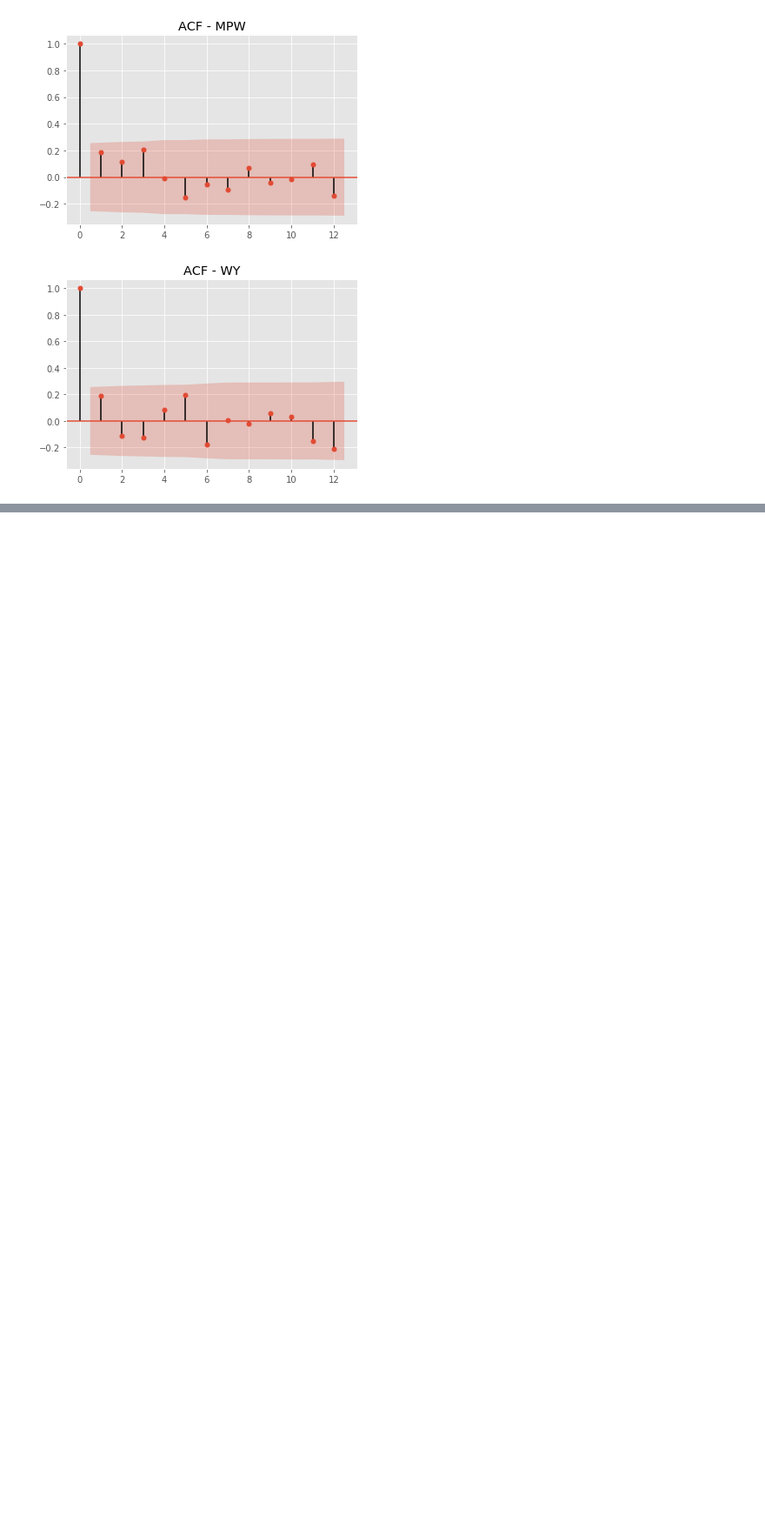
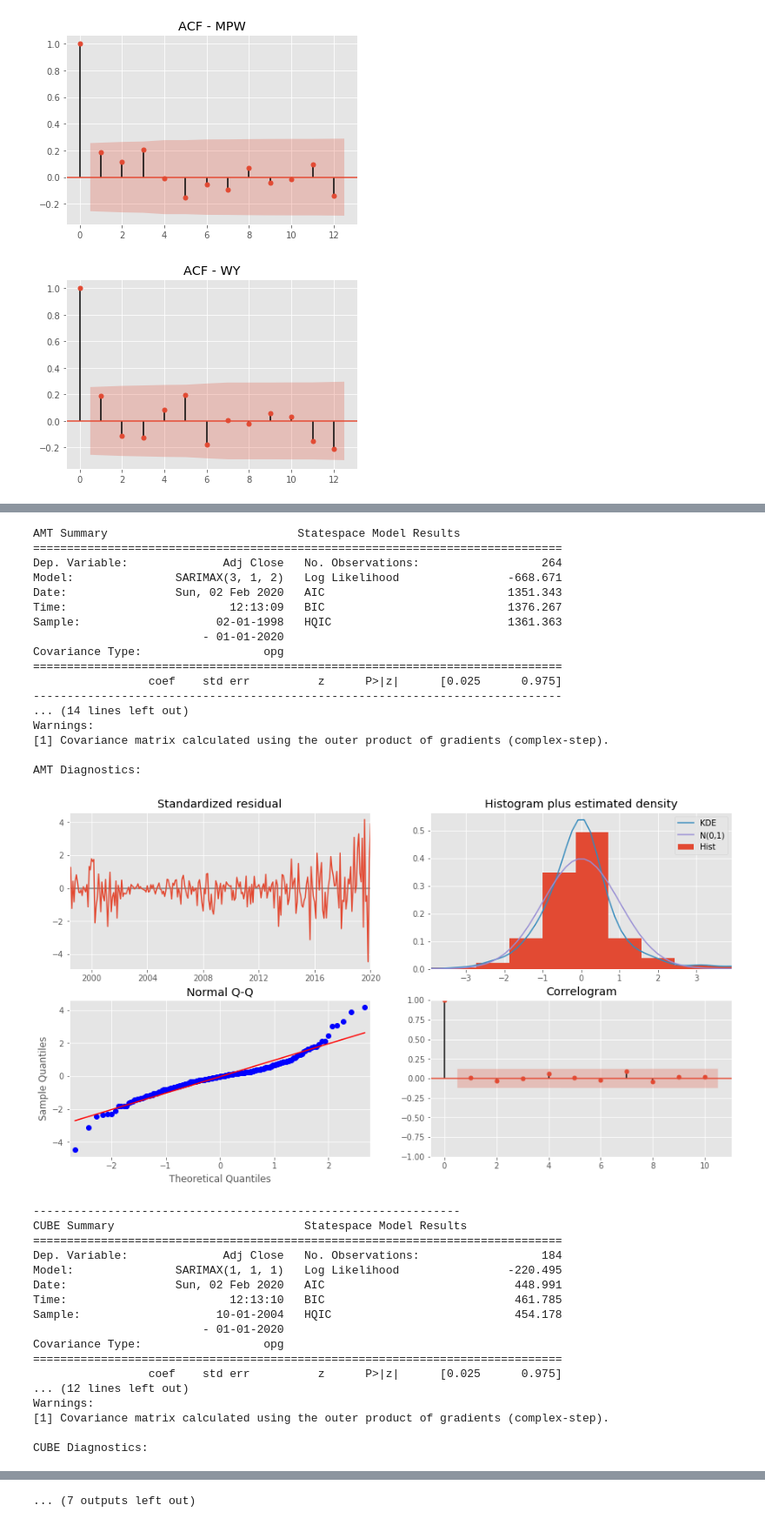
Before and after one commit to andrewcole33/reit_time_series_analysis, a Jupyter notebook: TS_reits.ipynb, the cells around one changed output, grey strips where cells are left out. Shown at 87% size. Saved outputs shown, nothing was run; the diff lists cells and outputs as text; code cells hidden in the pictures; blank space fills up the shorter version.

Commit message:
fit first and second SARIMAX TS models.

```diff
--- a/capstone_scratch.ipynb
+++ b/TS_reits.ipynb
@@ -100,55 +100,46 @@ vacancy_df.set_index('Date')
 92 rows × 1 columns
 # %%
 AMT = pdr.get_data_yahoo('AMT', start, end)
-AMT = AMT.drop(columns = ['High', 'Low', 'Open', 'Close', 'Volume'])
 AMT = AMT.resample('MS').mean()
 AMT['Name'] = pd.Series()
 AMT['Name'] = 'AMT'
 
 CUBE = pdr.get_data_yahoo('CUBE', start, end)
-CUBE = CUBE.drop(columns = ['High', 'Low', 'Open', 'Close', 'Volume'])
 CUBE = CUBE.resample('MS').mean()
 CUBE['Name'] = pd.Series()
 CUBE['Name'] = 'CUBE'
 
 DEI = pdr.get_data_yahoo('DEI')
-DEI = DEI.drop(columns = ['High', 'Low', 'Open', 'Close', 'Volume'])
 DEI = DEI.resample('MS').mean()
 DEI['Name'] = pd.Series()
 DEI['Name'] = 'DEI'
 
 PLD = pdr.get_data_yahoo('PLD')
-PLD = PLD.drop(columns = ['High', 'Low', 'Open', 'Close', 'Volume'])
 PLD = PLD.resample('MS').mean()
 PLD['Name'] = pd.Series()
 PLD['Name'] = 'PLD'
 
 FR = pdr.get_data_yahoo('FR')
-FR = FR.drop(columns = ['High', 'Low', 'Open', 'Close', 'Volume'])
 FR = FR.resample('MS').mean()
 FR['Name'] = pd.Series()
 FR['Name'] = 'FR'
 
 MAA = pdr.get_data_yahoo('MAA')
-MAA = MAA.drop(columns = ['High', 'Low', 'Open', 'Close', 'Volume'])
 MAA = MAA.resample('MS').mean()
 MAA['Name'] = pd.Series()
 MAA['Name'] = 'MAA'
 
 MGP = pdr.get_data_yahoo('MGP')
-MGP = MGP.drop(columns = ['High', 'Low', 'Open', 'Close', 'Volume'])
 MGP = MGP.resample('MS').mean().ffill()
 MGP['Name'] = pd.Series()
 MGP['Name'] = 'MGP'
 
 MPW = pdr.get_data_yahoo('MPW')
-MPW = MPW.drop(columns = ['High', 'Low', 'Open', 'Close', 'Volume'])
 MPW = MPW.resample('MS').mean()
 MPW['Name'] = pd.Series()
 MPW['Name'] = 'MPW'
 
 WY = pdr.get_data_yahoo('WY')
-WY = WY.drop(columns = ['High', 'Low', 'Open', 'Close', 'Volume'])
 WY = WY.resample('MS').mean()
 WY['Name'] = pd.Series()
 WY['Name'] = 'WY'
@@ -176,0 +153,2 @@ all_reits_df
+# %%
+all_reits_df.drop(labels = ['High', 'Low', 'Open', 'Close', 'Volume'], axis = 1, inplace = True)
@@ -317,7 +312,7 @@ best_parameters['WY'] = (2,1,0)
 results_dict = {}
 for key in reit_df_dict.keys():
     ts = reit_df_dict[key]
-    ARIMA_MODEL = sm.tsa.statespace.SARIMAX(ts, order = best_parameters[key],
+    ARIMA_MODEL = sm.tsa.statespace.SARIMAX(ts, order = best_parameters1[key],
                                             enforce_stationarity = False,
                                             enforce_invertability = False,
                                             trend = 't')
@@ -439,3 +434,69 @@ Warnings:
 MAA Diagnostics:
 [figure]
 ... (7 outputs left out)
+# %%
+best_parameters2 = {}
+for key in diff1_reit_df_dict.keys():
+    best_parameters2[key] = ()
+
+best_parameters2['AMT'] = (3,1,2)
+best_parameters2['CUBE'] = (1,1,1)
+best_parameters2['DEI'] = (2,1,2)
+best_parameters2['PLD'] = (1,1,0)
+best_parameters2['FR'] = (2,1,0)
+best_parameters2['MAA'] = (0,1,0)
+best_parameters2['MGP'] = (0,1,1)
+best_parameters2['MPW'] = (1,1,0)
+best_parameters2['WY'] = (1,1,0)
+# %%
+results_dict = {}
+for key in reit_df_dict.keys():
+    ts = reit_df_dict[key]
+    ARIMA_MODEL = sm.tsa.statespace.SARIMAX(ts, order = best_parameters2[key],
+                                            enforce_stationarity = False,
+                                            enforce_invertability = False,
+                                            trend = 't')
+    results = ARIMA_MODEL.fit()
+    results_dict[key] = results
+    print(f'{key} Summary {results.summary()}')
+    print()
+    print(f'{key} Diagnostics:')
+    results.plot_diagnostics(figsize = (15,8))
+    plt.show()
+    print('---------------------------------------------------------------')
+# %% [output]
+AMT Summary                            Statespace Model Results
+==============================================================================
+Dep. Variable:              Adj Close   No. Observations:                  264
+Model:               SARIMAX(3, 1, 2)   Log Likelihood                -668.671
+Date:                Sun, 02 Feb 2020   AIC                           1351.343
+Time:                        12:13:09   BIC                           1376.267
+Sample:                    02-01-1998   HQIC                          1361.363
+                         - 01-01-2020
+Covariance Type:                  opg
+==============================================================================
+                 coef    std err          z      P>|z|      [0.025      0.975]
+------------------------------------------------------------------------------
+... (14 lines left out)
+Warnings:
+[1] Covariance matrix calculated using the outer product of gradients (complex-step).
+
+AMT Diagnostics:
+[figure, added]
+---------------------------------------------------------------
+CUBE Summary                            Statespace Model Results
+==============================================================================
+Dep. Variable:              Adj Close   No. Observations:                  184
+Model:               SARIMAX(1, 1, 1)   Log Likelihood                -220.495
+Date:                Sun, 02 Feb 2020   AIC                            448.991
+Time:                        12:13:10   BIC                            461.785
+Sample:                    10-01-2004   HQIC                           454.178
+                         - 01-01-2020
+Covariance Type:                  opg
+==============================================================================
+                 coef    std err          z      P>|z|      [0.025      0.975]
+... (12 lines left out)
+Warnings:
+[1] Covariance matrix calculated using the outer product of gradients (complex-step).
+
+CUBE Diagnostics:
@@ -441,0 +576 @@ MAA Diagnostics:
+... (7 outputs left out)
```
Also changed, not shown: parts of 5 cells of this notebook, 2 other files.
